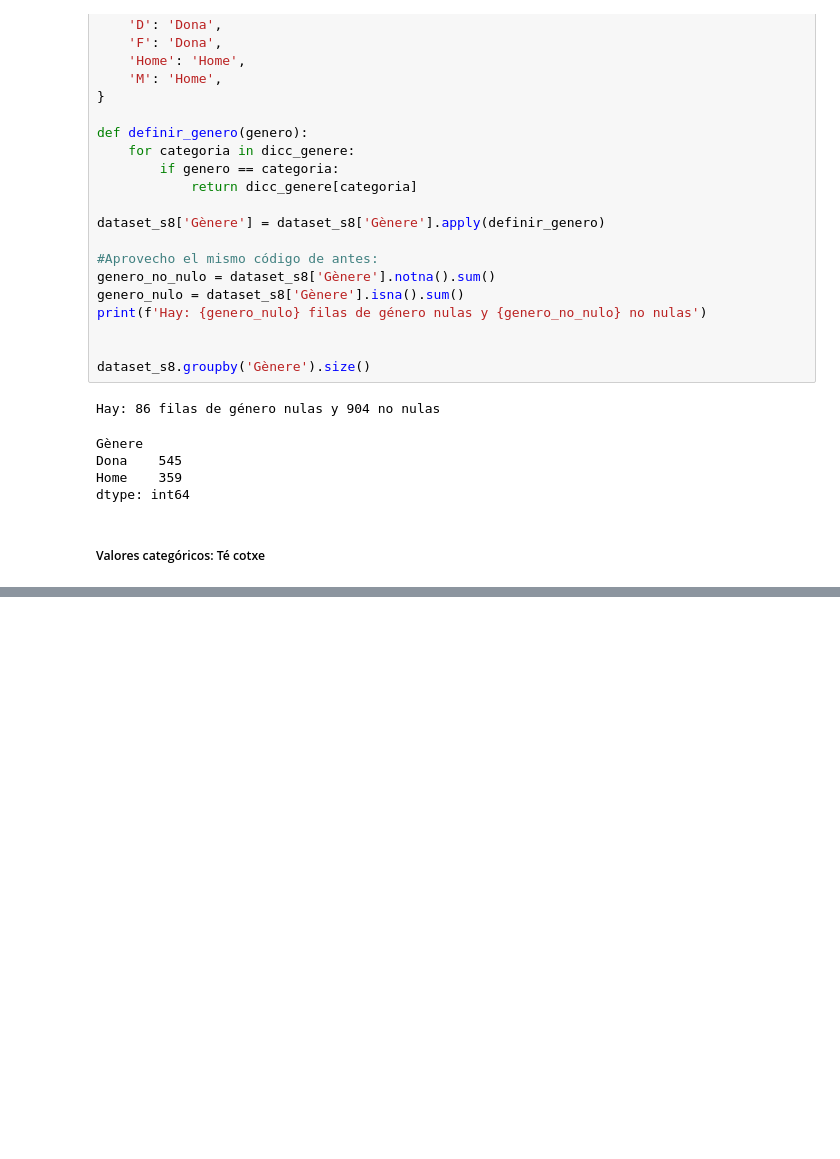
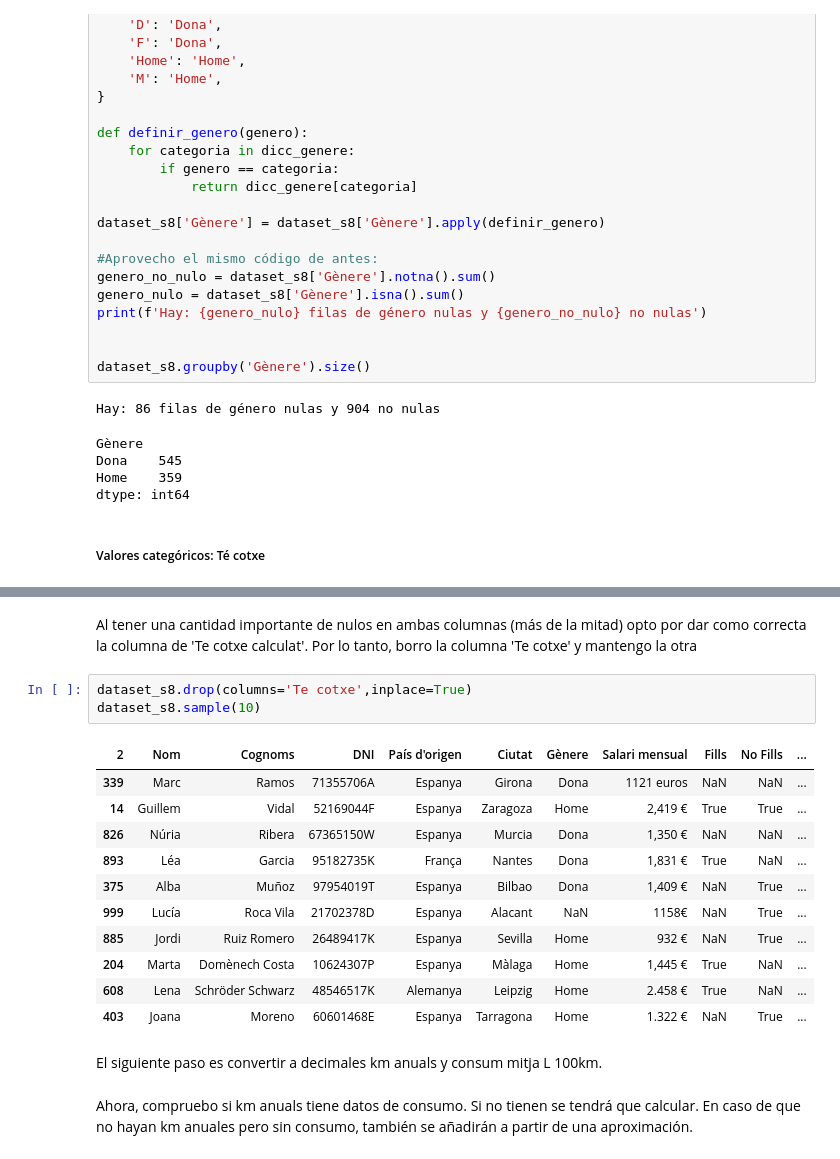
Before and after one commit to noelcarrionmatias/IT_Data, a Jupyter notebook: Especializacion/8_Sprint/ejercicios_s8.ipynb, the cells around one changed output, grey strips where cells are left out. Saved outputs shown, nothing was run; the diff lists cells and outputs as text; blank space fills up the shorter version.

```diff
--- a/Especializacion/8_Sprint/ejercicios_s8.ipynb
+++ b/Especializacion/8_Sprint/ejercicios_s8.ipynb
@@ -689,0 +818,21 @@ Para la columna 'Té cotxe' el objetivo es convertirla en tipo boolean para que
+# %% [markdown]
+Al tener una cantidad importante de nulos en ambas columnas (más de la mitad) opto por dar como correcta la columna de 'Te cotxe calculat'. Por lo tanto, borro la columna 'Te cotxe' y mantengo la otra
+# %%
+dataset_s8.drop(columns='Te cotxe',inplace=True)
+dataset_s8.sample(10)
+# %% [output]
+| 2 | Nom | Cognoms | DNI | País d'origen | Ciutat | Gènere | Salari mensual | Fills | No Fills | ... |
+| 339 | Marc | Ramos | 71355706A | Espanya | Girona | Dona | 1121 euros | NaN | NaN | ... |
+| 14 | Guillem | Vidal | 52169044F | Espanya | Zaragoza | Home | 2,419 € | True | True | ... |
+| 826 | Núria | Ribera | 67365150W | Espanya | Murcia | Dona | 1,350 € | NaN | NaN | ... |
+| 893 | Léa | Garcia | 95182735K | França | Nantes | Dona | 1,831 € | True | NaN | ... |
+| 375 | Alba | Muñoz | 97954019T | Espanya | Bilbao | Dona | 1,409 € | NaN | True | ... |
+| 999 | Lucía | Roca Vila | 21702378D | Espanya | Alacant | NaN | 1158€ | NaN | True | ... |
+| 885 | Jordi | Ruiz Romero | 26489417K | Espanya | Sevilla | Home | 932 € | NaN | True | ... |
+| 204 | Marta | Domènech Costa | 10624307P | Espanya | Màlaga | Home | 1,445 € | True | NaN | ... |
+| 608 | Lena | Schröder Schwarz | 48546517K | Alemanya | Leipzig | Home | 2.458 € | True | NaN | ... |
+| 403 | Joana | Moreno | 60601468E | Espanya | Tarragona | Home | 1.322 € | NaN | True | ... |
+# %% [markdown]
+El siguiente paso es convertir a decimales km anuals y consum mitja L 100km.
+# %% [markdown]
+Ahora, compruebo si km anuals tiene datos de consumo. Si no tienen se tendrá que calcular. En caso de que no hayan km anuales pero sin consumo, también se añadirán a partir de una aproximación.
```
Also changed, not shown: parts of 27 cells of this notebook.
